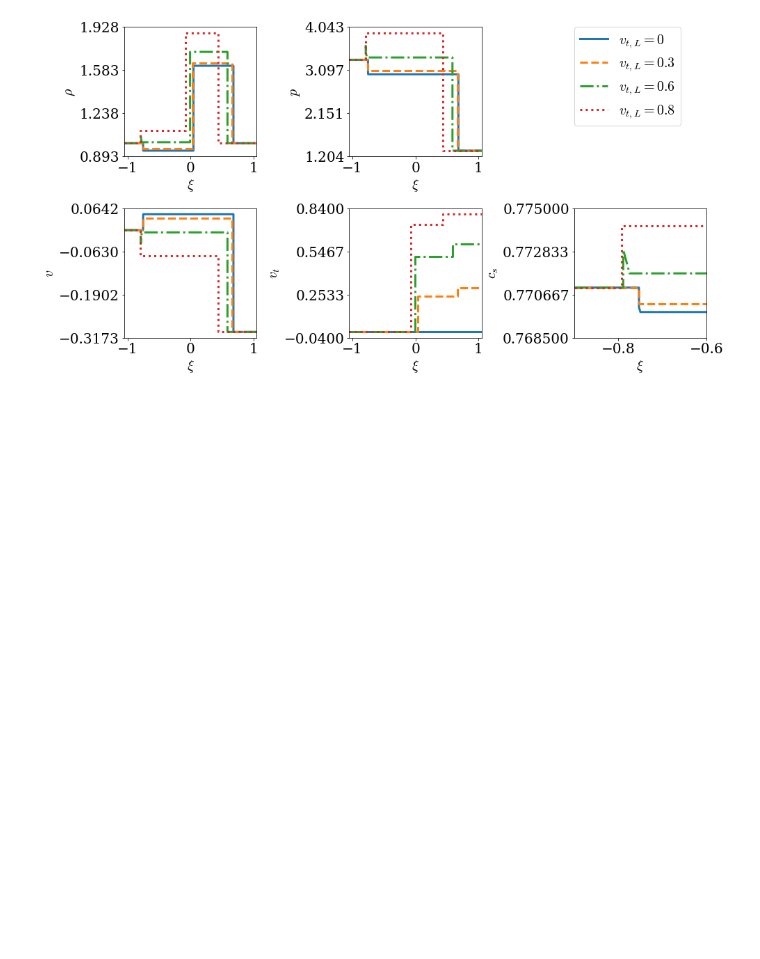
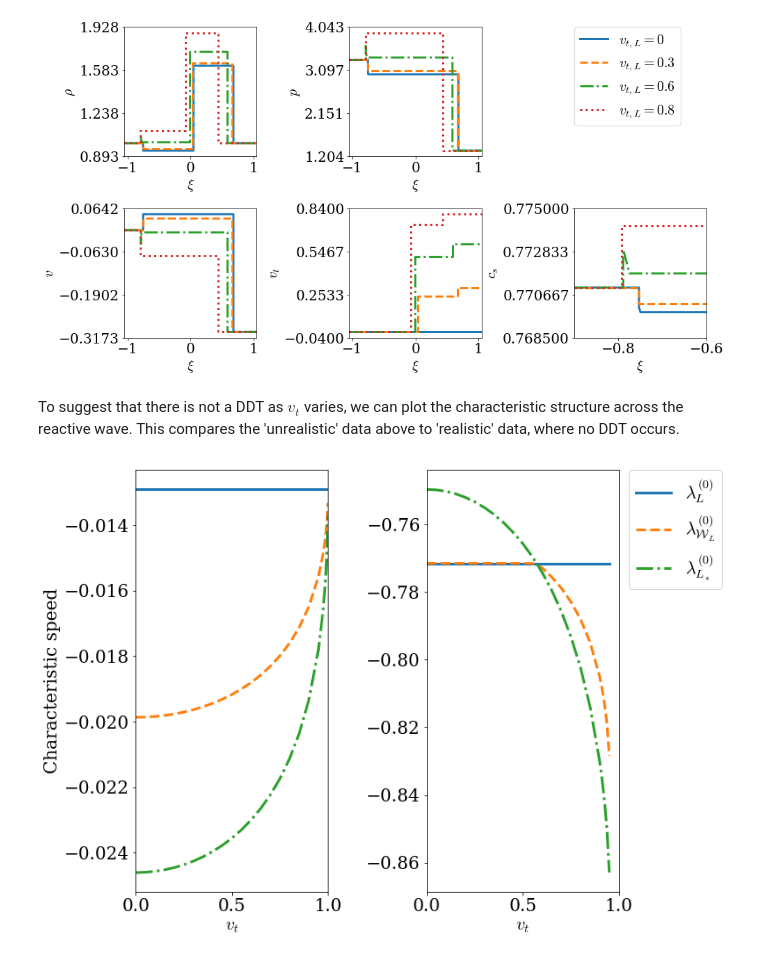
Before and after one commit to harpolea/r3d2, a Jupyter notebook: examples/paper_tangential_velocities.ipynb, the cells around one changed output. Drawn from its saved outputs; the diff is of its cells as text; code cells hidden in the pictures; blank space fills up the shorter version.

Commit message:
Wave structure: DDT vs no DDT.
Suggestions for new figure for paper.

```diff
--- a/examples/paper_tangential_velocities.ipynb
+++ b/examples/paper_tangential_velocities.ipynb
@@ -497,3 +497,66 @@ pyplot.setp(axs[4].get_lines(), 'linewidth', 3)
 lgd = axs[1].legend(bbox_to_anchor=(1.7, 1), loc=2, borderaxespad=0.)
 # %% [output]
 [figure]
+# %% [markdown]
+To suggest that there is not a DDT as $v_t$ varies, we can plot the characteristic structure across the reactive wave. This compares the 'unrealistic' data above to 'realistic' data, where no DDT occurs.
+# %%
+vtrs = numpy.concatenate((numpy.arange(0, 1, 0.05), [0.975, 0.985, 0.99, 0.995, 0.999]))
+q = 1e-5
+gamma = 5./3.
+
+eos = eos_defns.eos_gamma_law(gamma)
+eos_reactive = eos_defns.eos_gamma_law_react(gamma, q, 1e-5, 1e-4, eos)
+wavespeeds_no_ddt = numpy.zeros((len(vtrs), 3))
+
+for n, vt in enumerate(vtrs):
+
+    U_burnt = State(0.1, 0, 0, 1.5e-4, eos)
+    U_reactive = State(1.0, 0, vt, 1.5e-4, eos_reactive)
+
+    rp = RiemannProblem(U_burnt, U_reactive)
+    wavespeeds_no_ddt[n, 0] = rp.waves[0].q_l.wavespeed(0)
+    wavespeeds_no_ddt[n, 1] = rp.waves[0].wavespeed[0]
+    wavespeeds_no_ddt[n, 2] = rp.waves[0].q_r.wavespeed(0)
+
+vtrs2 = numpy.concatenate((numpy.arange(0, 0.9, 0.05), [0.9, 0.9125, 0.925, 0.9375, 0.95]))
+q = 0.01
+eos = eos_defns.eos_gamma_law(gamma)
+eos_reactive = eos_defns.eos_gamma_law_react(gamma, q, 1.0, 1.0, eos)
+wavespeeds_ddt = numpy.zeros((len(vtrs2), 3))
+
+for n, vt in enumerate(vtrs2):
+
+    U_burnt = State(1, 0, 0, 5, eos)
+    U_reactive = State(1, -0.3, vt, 2, eos_reactive)
+
+    rp = RiemannProblem(U_burnt, U_reactive)
+    wavespeeds_ddt[n, 0] = rp.waves[0].q_l.wavespeed(0)
+    wavespeeds_ddt[n, 1] = rp.waves[0].wavespeed[0]
+    wavespeeds_ddt[n, 2] = rp.waves[0].q_r.wavespeed(0)
+
+fig, axs = pyplot.subplots(1,2)
+
+axs[0].plot(vtrs, wavespeeds_no_ddt[:, 0],
+            lstyles[0], linewidth=3, label=r"$\lambda^{(0)}_L$")
+axs[0].plot(vtrs, wavespeeds_no_ddt[:, 1],
+            lstyles[1], linewidth=3, label=r"$\lambda^{(0)}_{{\cal W}_L}$")
+axs[0].plot(vtrs, wavespeeds_no_ddt[:, 2],
+            lstyles[2], linewidth=3, label=r"$\lambda^{(0)}_{L_*}$")
+axs[0].set_xlabel(r"$v_t$")
+axs[0].set_ylabel("Characteristic speed")
+axs[0].set_xlim(0, 1)
+
+axs[1].plot(vtrs2, wavespeeds_ddt[:, 0],
+            lstyles[0], linewidth=3, label=r"$\lambda^{(0)}_L$")
+axs[1].plot(vtrs2, wavespeeds_ddt[:, 1],
+            lstyles[1], linewidth=3, label=r"$\lambda^{(0)}_{{\cal W}_L}$")
+axs[1].plot(vtrs2, wavespeeds_ddt[:, 2],
+            lstyles[2], linewidth=3, label=r"$\lambda^{(0)}_{L_*}$")
+axs[1].set_xlabel(r"$v_t$")
+axs[1].set_xlim(0, 1)
+
+
+fig.tight_layout()
+lgd = axs[1].legend(bbox_to_anchor=(1.05, 1), loc=2, borderaxespad=0.)
+# %% [output]
+[figure, added]
```
